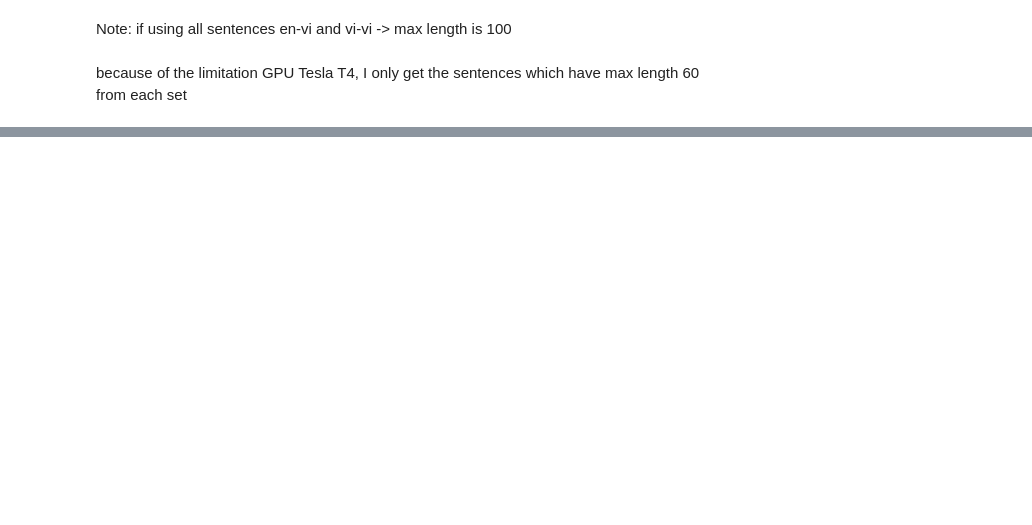
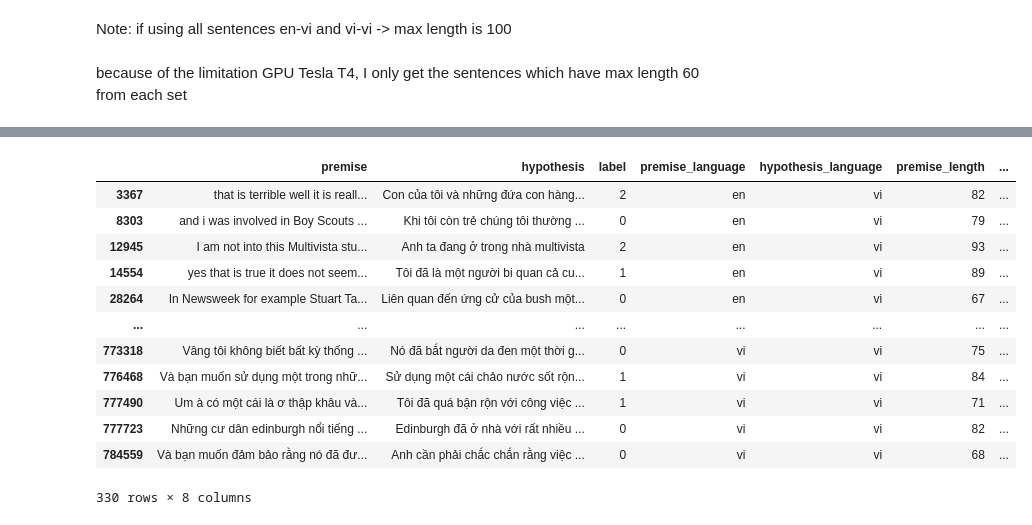
Before and after one commit to namlv97/en-vi-nli-xlm-roberta-base-4-last-layers, a Jupyter notebook: merge_en_vi_xnli_dataset.ipynb, the cells around one changed output, grey strips where cells are left out. Drawn from its saved outputs; the diff is of its cells as text; code cells hidden in the pictures; blank space fills up the shorter version.

```diff
--- a/merge_en_vi_xnli_dataset.ipynb
+++ b/merge_en_vi_xnli_dataset.ipynb
@@ -384,0 +387,16 @@ train
+# %%
+train[train['total_length']==100]
+# %% [output]
+|  | premise | hypothesis | label | premise_language | hypothesis_language | premise_length | ... |
+| 3367 | that is terrible well it is reall... | Con của tôi và những đứa con hàng... | 2 | en | vi | 82 | ... |
+| 8303 | and i was involved in Boy Scouts ... | Khi tôi còn trẻ chúng tôi thường ... | 0 | en | vi | 79 | ... |
+| 12945 | I am not into this Multivista stu... | Anh ta đang ở trong nhà multivista | 2 | en | vi | 93 | ... |
+| 14554 | yes that is true it does not seem... | Tôi đã là một người bi quan cả cu... | 1 | en | vi | 89 | ... |
+| 28264 | In Newsweek for example Stuart Ta... | Liên quan đến ứng cử của bush một... | 0 | en | vi | 67 | ... |
+| ... | ... | ... | ... | ... | ... | ... | ... |
+| 773318 | Vâng tôi không biết bất kỳ thống ... | Nó đã bắt người da đen một thời g... | 0 | vi | vi | 75 | ... |
+| 776468 | Và bạn muốn sử dụng một trong nhữ... | Sử dụng một cái chảo nước sốt rộn... | 1 | vi | vi | 84 | ... |
+| 777490 | Um à có một cái là ơ thập khâu và... | Tôi đã quá bận rộn với công việc ... | 1 | vi | vi | 71 | ... |
+| 777723 | Những cư dân edinburgh nổi tiếng ... | Edinburgh đã ở nhà với rất nhiều ... | 0 | vi | vi | 82 | ... |
+| 784559 | Và bạn muốn đảm bảo rằng nó đã đư... | Anh cần phải chắc chắn rằng việc ... | 0 | vi | vi | 68 | ... |
+330 rows × 8 columns
```
Also changed, not shown: parts of 10 cells of this notebook.
